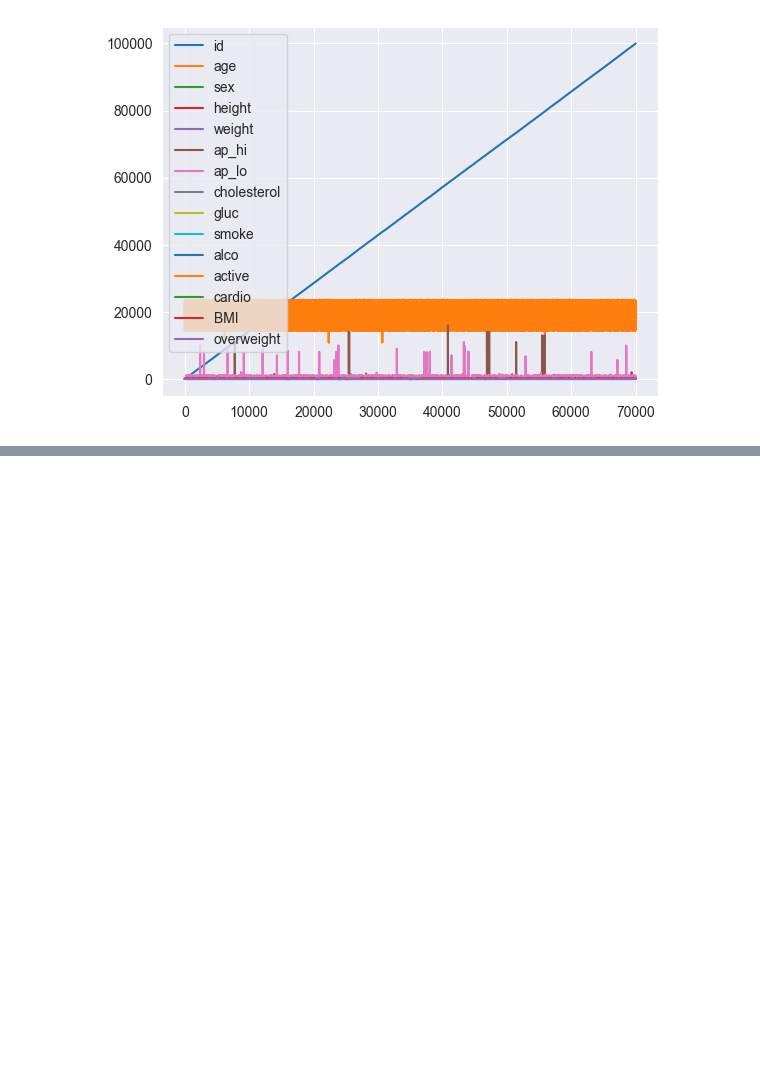
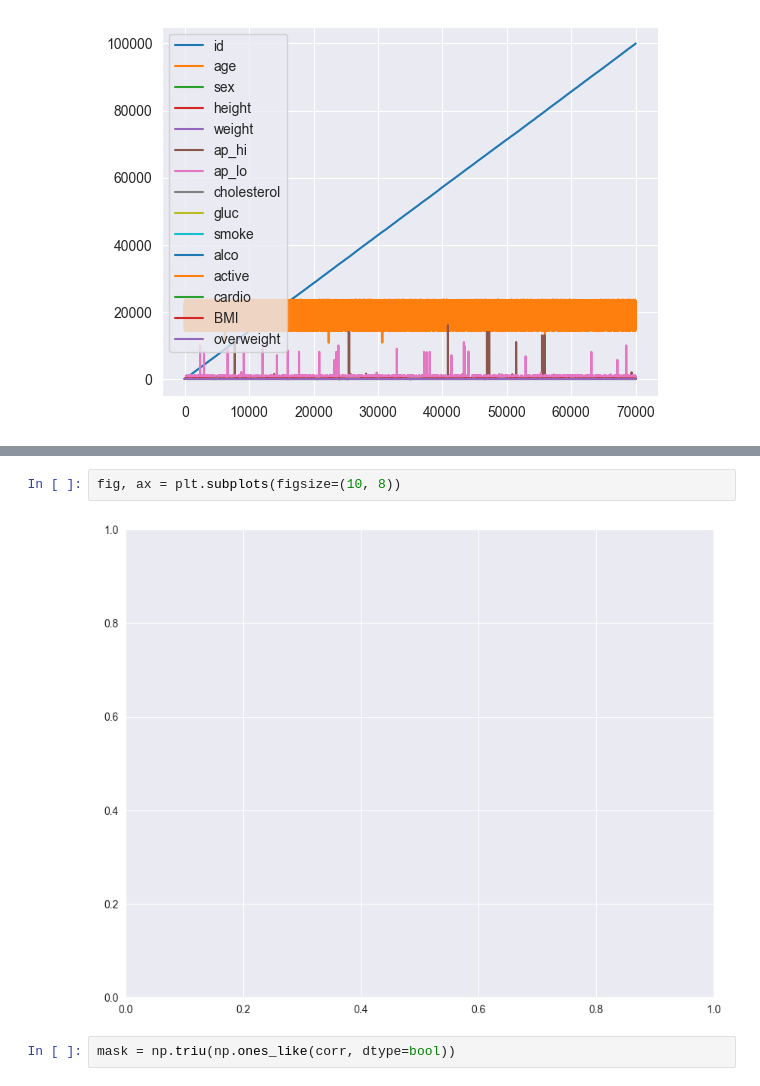
Before and after one commit to Darius-Lr/freecodecamp, a Jupyter notebook: Data Analysis with Python/Medical Data Visualizer/med.ipynb, the cells around one changed output, grey strips where cells are left out. Cells and saved outputs as stored; diff of their text form; blank space fills up the shorter version.

```diff
--- a/Data Analysis with Python/Medical Data Visualizer/med.ipynb
+++ b/Data Analysis with Python/Medical Data Visualizer/med.ipynb
@@ -33,0 +143,6 @@ df.plot()
+# %%
+fig, ax = plt.subplots(figsize=(10, 8))
+# %% [output]
+[figure, added]
+# %%
+mask = np.triu(np.ones_like(corr, dtype=bool))
```
Also changed, not shown: parts of 13 cells of this notebook, 3 other files.
